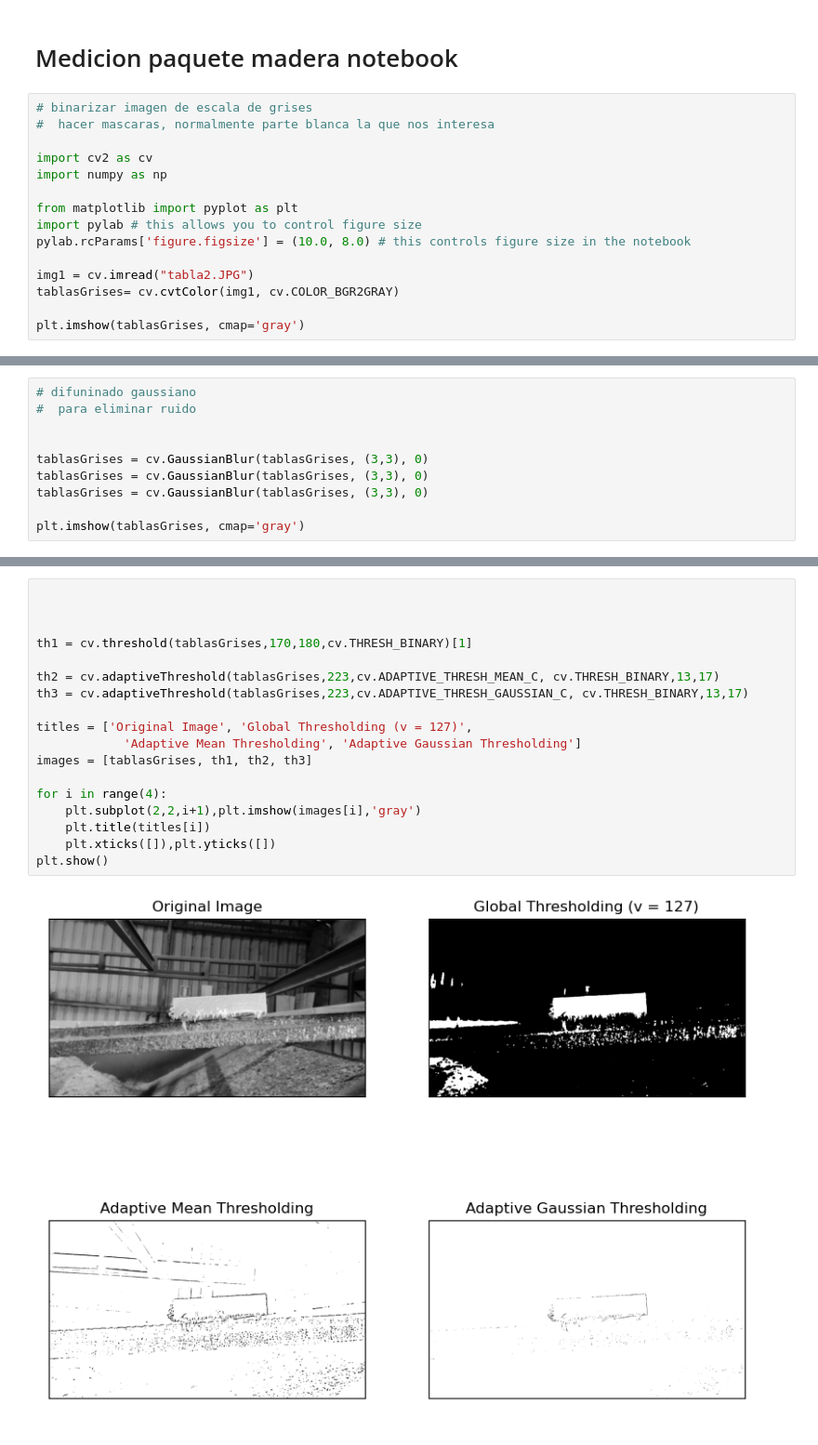
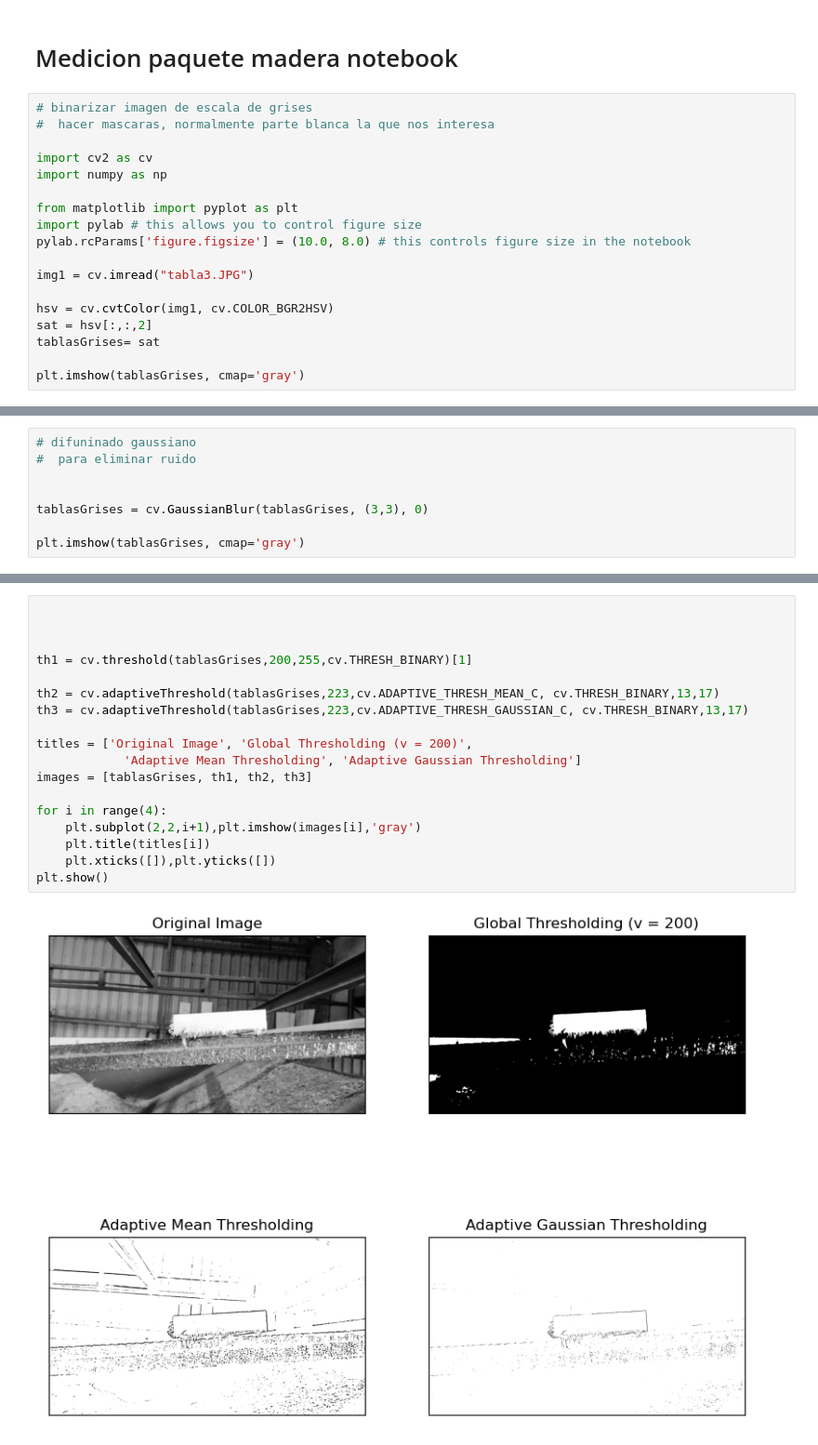
Before and after one commit to Martypose/Express_MadEst, a Jupyter notebook: scripts/mediciontabla.ipynb, the cells around one changed output, grey strips where cells are left out. Shown at 93% size. Saved outputs shown, nothing was run; the diff lists cells and outputs as text.

```diff
--- a/scripts/mediciontabla.ipynb
+++ b/scripts/mediciontabla.ipynb
@@ -11,8 +11,11 @@ from matplotlib import pyplot as plt
 import pylab # this allows you to control figure size
 pylab.rcParams['figure.figsize'] = (10.0, 8.0) # this controls figure size in the notebook
 
-img1 = cv.imread("tabla2.JPG")
-tablasGrises= cv.cvtColor(img1, cv.COLOR_BGR2GRAY)
+img1 = cv.imread("tabla3.JPG")
+
+hsv = cv.cvtColor(img1, cv.COLOR_BGR2HSV)
+sat = hsv[:,:,2]
+tablasGrises= sat
 
 plt.imshow(tablasGrises, cmap='gray')
 # %% [output]
@@ -24,8 +27,6 @@ plt.imshow(tablasGrises, cmap='gray')
 
 
 tablasGrises = cv.GaussianBlur(tablasGrises, (3,3), 0)
-tablasGrises = cv.GaussianBlur(tablasGrises, (3,3), 0)
-tablasGrises = cv.GaussianBlur(tablasGrises, (3,3), 0)
 
 plt.imshow(tablasGrises, cmap='gray')
 # %% [output]
@@ -42,23 +43,23 @@ plt.imshow(edges, cmap="gray")
 # %%
 
 
 
-th1 = cv.threshold(tablasGrises,170,180,cv.THRESH_BINARY)[1]
+th1 = cv.threshold(tablasGrises,200,255,cv.THRESH_BINARY)[1]
 
 th2 = cv.adaptiveThreshold(tablasGrises,223,cv.ADAPTIVE_THRESH_MEAN_C, cv.THRESH_BINARY,13,17)
 th3 = cv.adaptiveThreshold(tablasGrises,223,cv.ADAPTIVE_THRESH_GAUSSIAN_C, cv.THRESH_BINARY,13,17)
 
-titles = ['Original Image', 'Global Thresholding (v = 127)',
+titles = ['Original Image', 'Global Thresholding (v = 200)',
             'Adaptive Mean Thresholding', 'Adaptive Gaussian Thresholding']
 images = [tablasGrises, th1, th2, th3]
 
 for i in range(4):
     plt.subplot(2,2,i+1),plt.imshow(images[i],'gray')
     plt.title(titles[i])
     plt.xticks([]),plt.yticks([])
 plt.show()
 # %% [output]
-[figure, old version]
+[figure, new version]
 # %%
 fig, (ax1, ax2,ax3) = plt.subplots(1, 3)
 kernel = np.ones((3,3), np.uint8)
```
Also changed, not shown: parts of 8 cells of this notebook, 23 other files.
